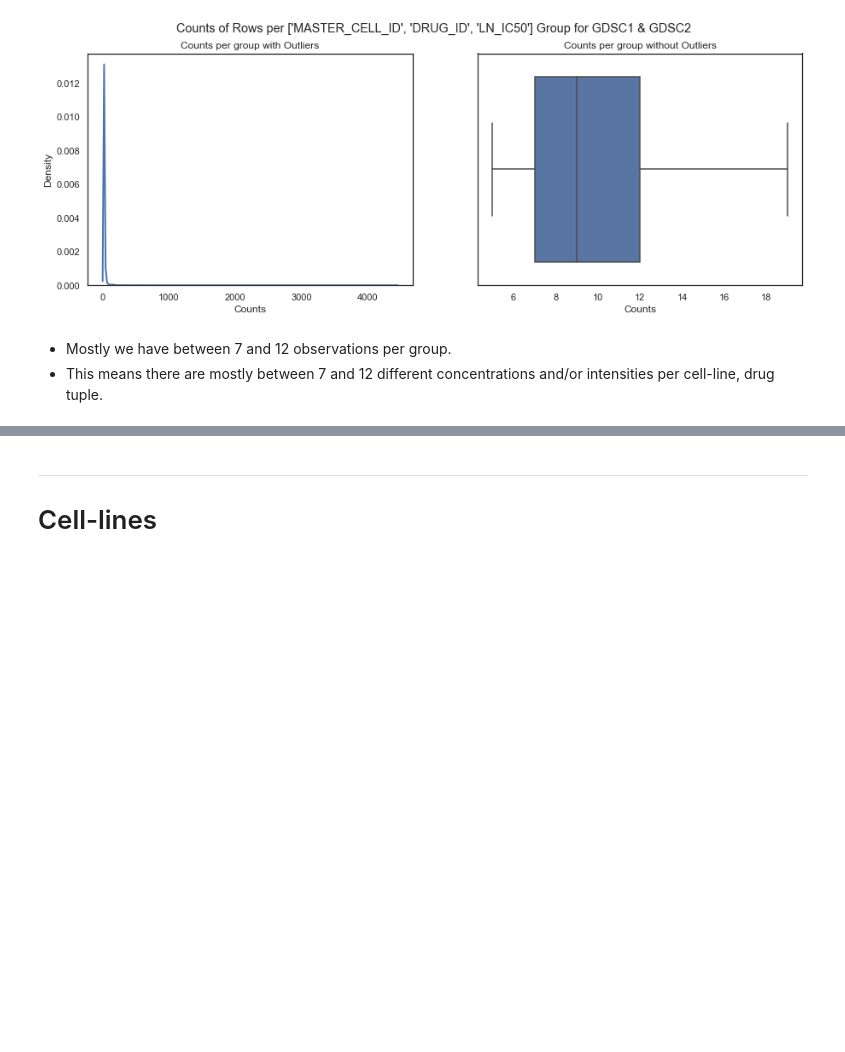
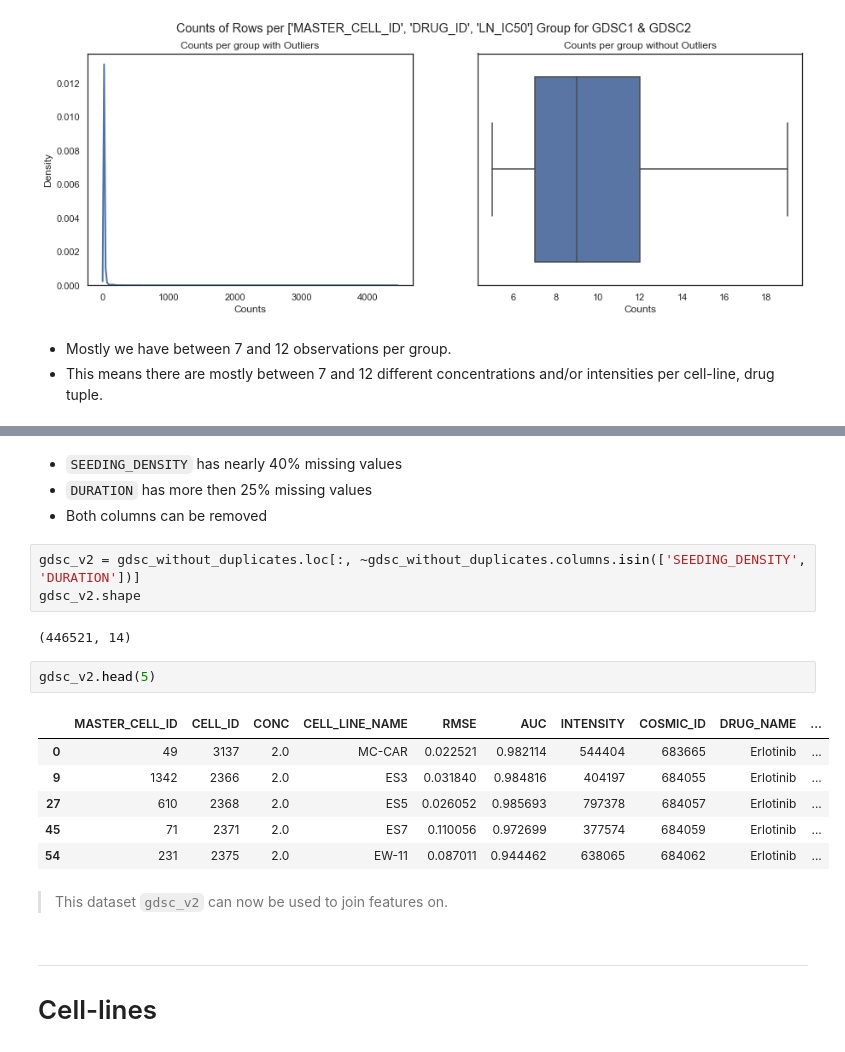
Before and after one commit to PeeteKeesel/gnn-for-drug-response-prediction, a Jupyter notebook: 02_GDSC_playground.ipynb, the cells around one changed output, grey strips where cells are left out. Cells and saved outputs as stored; diff of their text form; blank space fills up the shorter version.

```diff
--- a/02_GDSC_playground.ipynb
+++ b/02_GDSC_playground.ipynb
@@ -702,3 +752,23 @@ axs[1].set_title("Counts per group without Outliers");
+# %% [markdown]
+- `SEEDING_DENSITY` has nearly 40% missing values
+- `DURATION` has more then 25% missing values
+- Both columns can be removed
+# %%
+gdsc_v2 = gdsc_without_duplicates.loc[:, ~gdsc_without_duplicates.columns.isin(['SEEDING_DENSITY', 'DURATION'])]
+gdsc_v2.shape
+# %% [output]
+(446521, 14)
+# %%
+gdsc_v2.head(5)
+# %% [output]
+|  | MASTER_CELL_ID | CELL_ID | CONC | CELL_LINE_NAME | RMSE | AUC | INTENSITY | COSMIC_ID | DRUG_NAME | ... |
+| 0 | 49 | 3137 | 2.0 | MC-CAR | 0.022521 | 0.982114 | 544404 | 683665 | Erlotinib | ... |
+| 9 | 1342 | 2366 | 2.0 | ES3 | 0.031840 | 0.984816 | 404197 | 684055 | Erlotinib | ... |
+| 27 | 610 | 2368 | 2.0 | ES5 | 0.026052 | 0.985693 | 797378 | 684057 | Erlotinib | ... |
+| 45 | 71 | 2371 | 2.0 | ES7 | 0.110056 | 0.972699 | 377574 | 684059 | Erlotinib | ... |
+| 54 | 231 | 2375 | 2.0 | EW-11 | 0.087011 | 0.944462 | 638065 | 684062 | Erlotinib | ... |
+# %% [markdown]
+> This dataset `gdsc_v2` can now be used to join features on.
 # %% [markdown]
 ---
 
```
Also changed, not shown: parts of 5 cells of this notebook.
